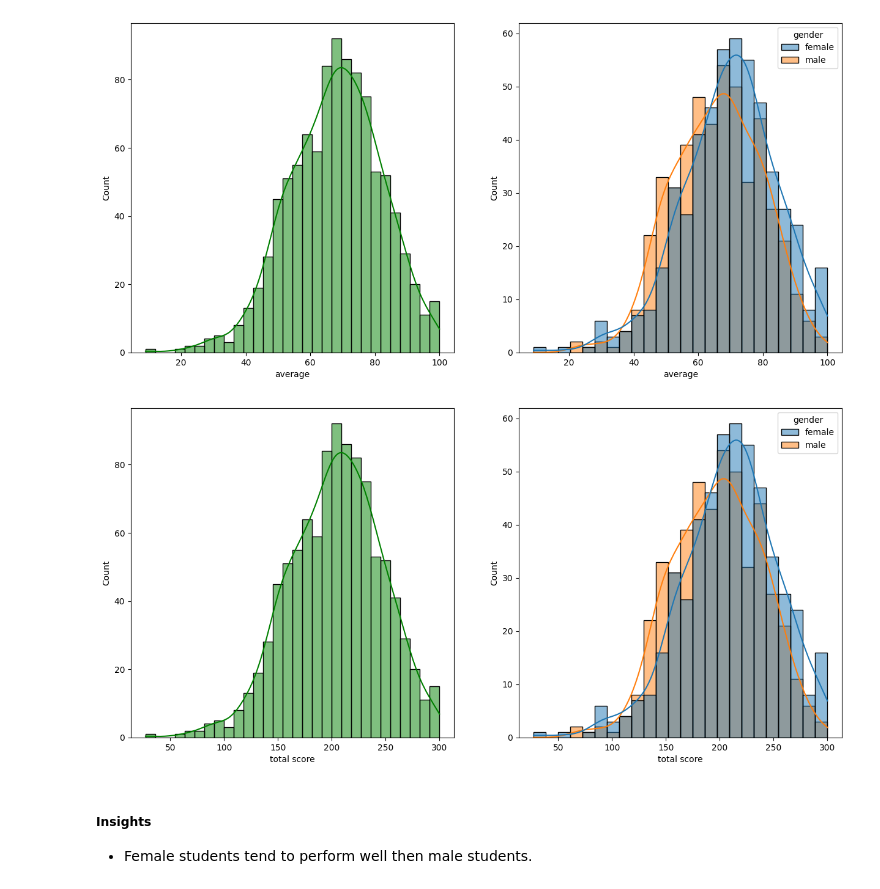
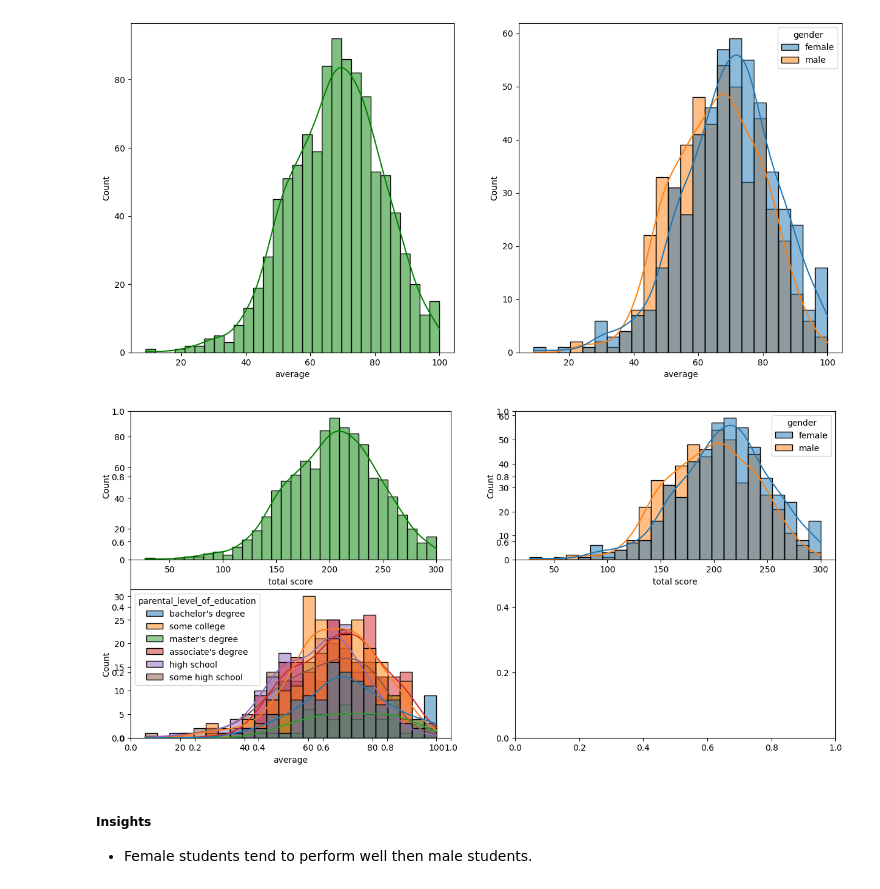
Before and after one commit to amiiiinee/endToendMLproject, a Jupyter notebook: src/notebook/1 . EDA STUDENT PERFORMANCE .ipynb, the cells around one changed output. Cells and saved outputs as stored; diff of their text form; code cells hidden in the pictures.

```diff
--- a/src/notebook/1 . EDA STUDENT PERFORMANCE .ipynb
+++ b/src/notebook/1 . EDA STUDENT PERFORMANCE .ipynb
@@ -288,13 +304,27 @@ plt.show()
 [figure]
 # %%
 fig, axs = plt.subplots(1, 2, figsize=(15, 7))
-plt.subplot(121)
+plt.subplot(221)
 sns.histplot(data=df,x='total score',bins=30,kde=True,color='g')
-plt.subplot(122)
+plt.subplot(222)
 sns.histplot(data=df,x='total score',kde=True,hue='gender')
+# is the subplot only for gender  ?
+# when i put data=df the data is for all not only the gender?
+# can i put another date for the same df ?
+# like for parental level of education ?
+#total score plot
+plt.subplot(223)
+#what is the best shows of subplot parameters?
+# plt.subplot(what is this nb ) ??
+# what to put in plot parameters
+# The plt.subplot() function in Matplotlib is used to create multiple subplots within a single figure. The parameters you pass to plt.subplot() determine the layout and position of the subplot within the figure. The general format is plt.subplot(nrows, ncols, index), where:
+# - nrows: The number of rows in the subplot grid.
+# - ncols: The number of columns in the subplot grid.
+# - index: The position of the subplot in the grid (counted from left to right, top to bottom), starting from 1.
+sns.histplot(data=df, x='average', kde=True, hue='parental_level_of_education')
 plt.show()
 # %% [output]
-[figure, old version]
+[figure, new version]
 # %% [markdown]
 #####  Insights
 - Female students tend to perform well then male students.
```
Also changed, not shown: parts of 3 cells of this notebook.
